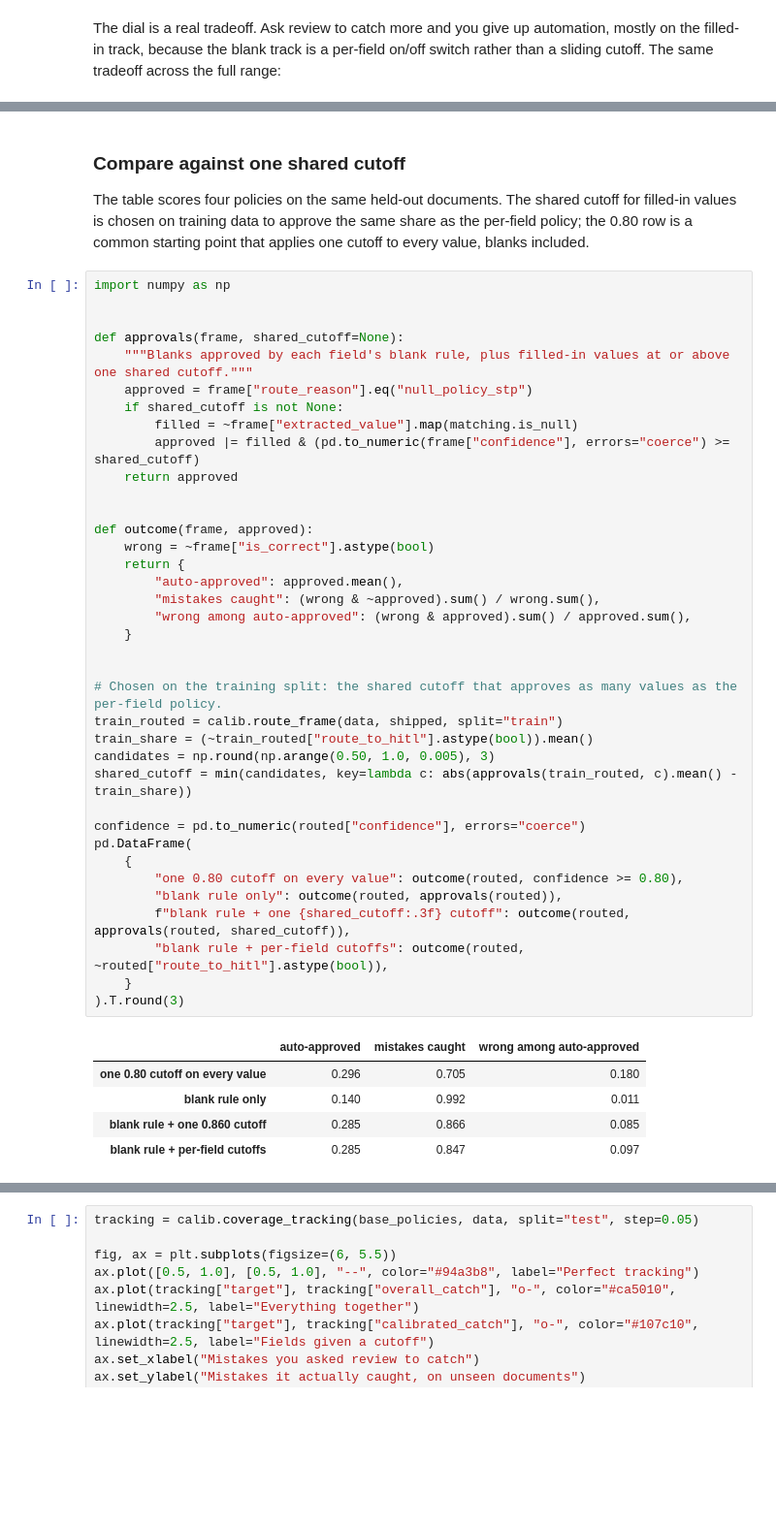
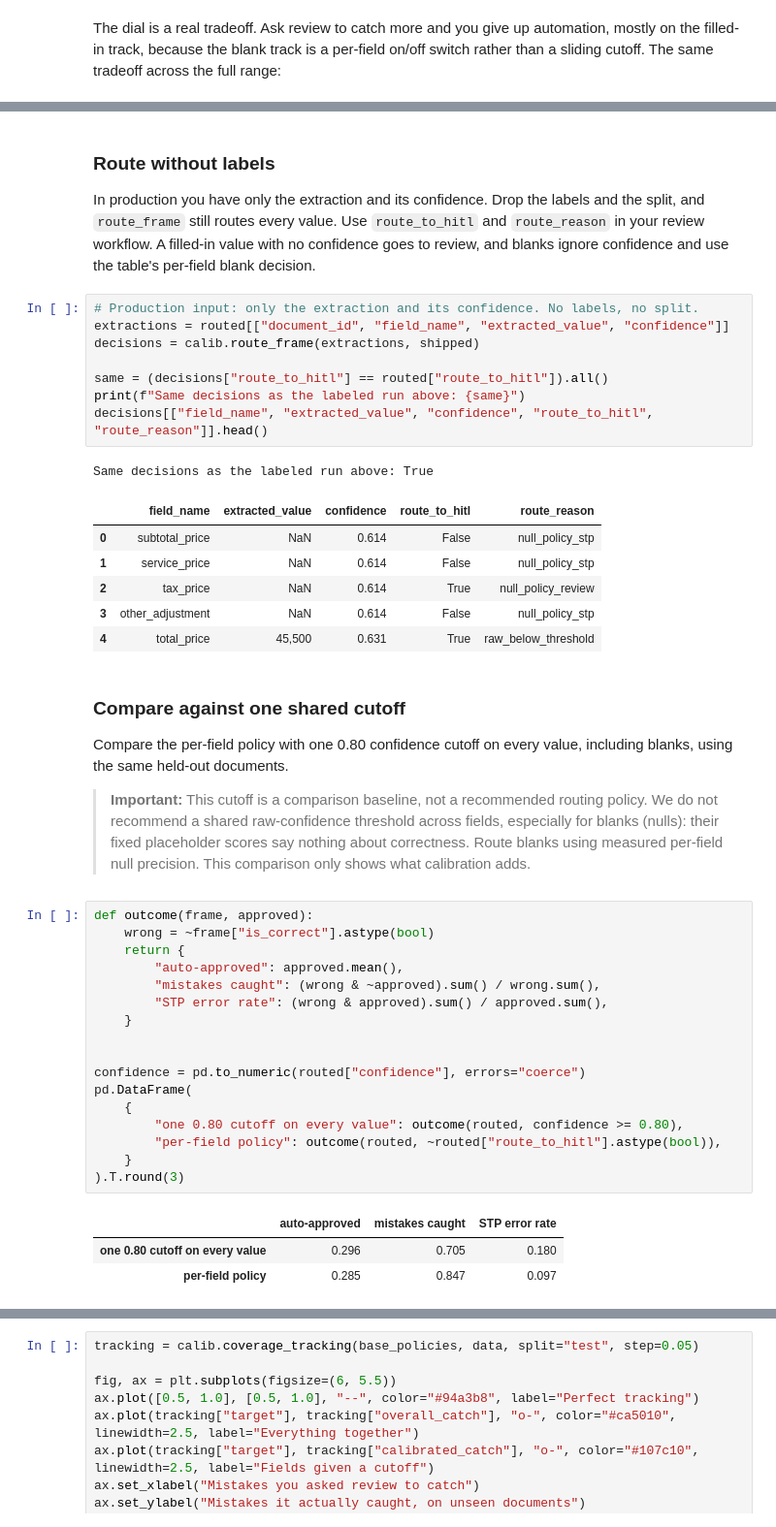
Before and after one commit to microsoft-foundry/forgebook, a Jupyter notebook: notebooks/acu-dynamic-hitl.ipynb, the cells around one changed output, grey strips where cells are left out. Shown at 97% size. Drawn from its saved outputs; the diff is of its cells as text; blank space fills up the shorter version.

Commit message:
Refine routing, comparison, and calibration table sections

```diff
--- a/notebooks/acu-dynamic-hitl.ipynb
+++ b/notebooks/acu-dynamic-hitl.ipynb
@@ -334,51 +334,51 @@ audit
 | raw_above_threshold | 380 | 0 | 68 | 68 |
 | null_policy_stp | 366 | 0 | 4 | 4 |
 | null_policy_review | 249 | 249 | 52 | 0 |
+# %% [markdown]
+### Route without labels
+
+In production you have only the extraction and its confidence. Drop the labels and the split, and `route_frame` still routes every value. Use `route_to_hitl` and `route_reason` in your review workflow. A filled-in value with no confidence goes to review, and blanks ignore confidence and use the table's per-field blank decision.
+# %%
+# Production input: only the extraction and its confidence. No labels, no split.
+extractions = routed[["document_id", "field_name", "extracted_value", "confidence"]]
+decisions = calib.route_frame(extractions, shipped)
+
+same = (decisions["route_to_hitl"] == routed["route_to_hitl"]).all()
+print(f"Same decisions as the labeled run above: {same}")
+decisions[["field_name", "extracted_value", "confidence", "route_to_hitl", "route_reason"]].head()
+# %% [output]
+Same decisions as the labeled run above: True
+|  | field_name | extracted_value | confidence | route_to_hitl | route_reason |
+| 0 | subtotal_price | NaN | 0.614 | False | null_policy_stp |
+| 1 | service_price | NaN | 0.614 | False | null_policy_stp |
+| 2 | tax_price | NaN | 0.614 | True | null_policy_review |
+| 3 | other_adjustment | NaN | 0.614 | False | null_policy_stp |
+| 4 | total_price | 45,500 | 0.631 | True | raw_below_threshold |
 # %% [markdown]
 ### Compare against one shared cutoff
 
-The table scores four policies on the same held-out documents. The shared cutoff for filled-in values is chosen on training data to approve the same share as the per-field policy; the 0.80 row is a common starting point that applies one cutoff to every value, blanks included.
+Compare the per-field policy with one 0.80 confidence cutoff on every value, including blanks, using the same held-out documents.
+
+> **Important:** This cutoff is a comparison baseline, not a recommended routing policy. We do not recommend a shared raw-confidence threshold across fields, especially for blanks (nulls): their fixed placeholder scores say nothing about correctness. Route blanks using measured per-field null precision. This comparison only shows what calibration adds.
 # %%
-import numpy as np
-
-
-def approvals(frame, shared_cutoff=None):
-    """Blanks approved by each field's blank rule, plus filled-in values at or above one shared cutoff."""
-    approved = frame["route_reason"].eq("null_policy_stp")
-    if shared_cutoff is not None:
-        filled = ~frame["extracted_value"].map(matching.is_null)
-        approved |= filled & (pd.to_numeric(frame["confidence"], errors="coerce") >= shared_cutoff)
-    return approved
-
-
 def outcome(frame, approved):
     wrong = ~frame["is_correct"].astype(bool)
     return {
         "auto-approved": approved.mean(),
         "mistakes caught": (wrong & ~approved).sum() / wrong.sum(),
-        "wrong among auto-approved": (wrong & approved).sum() / approved.sum(),
+        "STP error rate": (wrong & approved).sum() / approved.sum(),
     }
 
-
-# Chosen on the training split: the shared cutoff that approves as many values as the per-field policy.
-train_routed = calib.route_frame(data, shipped, split="train")
-train_share = (~train_routed["route_to_hitl"].astype(bool)).mean()
-candidates = np.round(np.arange(0.50, 1.0, 0.005), 3)
-shared_cutoff = min(candidates, key=lambda c: abs(approvals(train_routed, c).mean() - train_share))
 
 confidence = pd.to_numeric(routed["confidence"], errors="coerce")
 pd.DataFrame(
     {
         "one 0.80 cutoff on every value": outcome(routed, confidence >= 0.80),
-        "blank rule only": outcome(routed, approvals(routed)),
-        f"blank rule + one {shared_cutoff:.3f} cutoff": outcome(routed, approvals(routed, shared_cutoff)),
-        "blank rule + per-field cutoffs": outcome(routed, ~routed["route_to_hitl"].astype(bool)),
+        "per-field policy": outcome(routed, ~routed["route_to_hitl"].astype(bool)),
     }
 ).T.round(3)
 # %% [output]
-|  | auto-approved | mistakes caught | wrong among auto-approved |
+|  | auto-approved | mistakes caught | STP error rate |
 | one 0.80 cutoff on every value | 0.296 | 0.705 | 0.180 |
-| blank rule only | 0.140 | 0.992 | 0.011 |
-| blank rule + one 0.860 cutoff | 0.285 | 0.866 | 0.085 |
-| blank rule + per-field cutoffs | 0.285 | 0.847 | 0.097 |
+| per-field policy | 0.285 | 0.847 | 0.097 |
 # %% [markdown]
```
Also changed, not shown: parts of 24 cells of this notebook, 3 other files.
